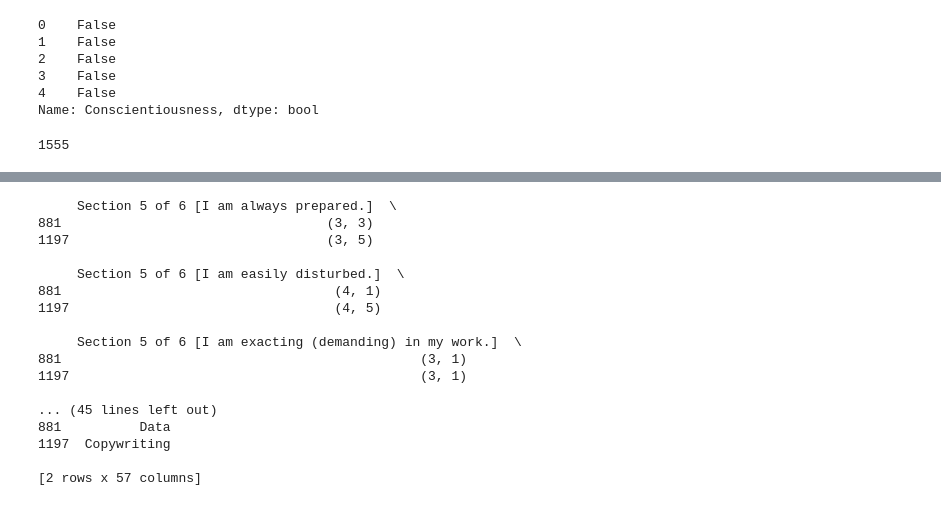
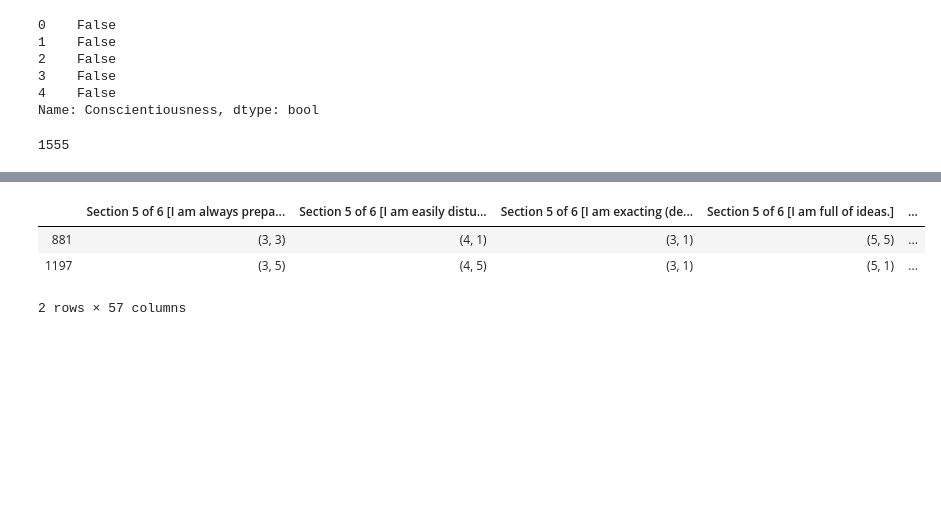
Before and after one commit to LeboSeribe/Data-Wrangling, a Jupyter notebook: Data Wrangling.ipynb, the cells around one changed output, grey strips where cells are left out. Drawn from its saved outputs; the diff is of its cells as text; code cells hidden in the pictures; blank space fills up the shorter version.

```diff
--- a/Data Wrangling.ipynb
+++ b/Data Wrangling.ipynb
@@ -316,22 +296,9 @@ print(merge[merge['Conscientiousness'] < 30])
 # %%
 score = merge[(merge['Conscientiousness']<30) & (merge['Agreeableness']<30) & (merge['Emotional Stability'] <30)]
-# %%
-print(males)
-# %% [output]
-     Section 5 of 6 [I am always prepared.]  \
-881                                  (3, 3)
-1197                                 (3, 5)
-
-     Section 5 of 6 [I am easily disturbed.]  \
-881                                   (4, 1)
-1197                                  (4, 5)
-
-     Section 5 of 6 [I am exacting (demanding) in my work.]  \
-881                                              (3, 1)
-1197                                             (3, 1)
-
-... (45 lines left out)
-881          Data
-1197  Copywriting
-
-[2 rows x 57 columns]
+# %%
+score
+# %% [output]
+|  | Section 5 of 6 [I am always prepa... | Section 5 of 6 [I am easily distu... | Section 5 of 6 [I am exacting (de... | Section 5 of 6 [I am full of ideas.] | ... |
+| 881 | (3, 3) | (4, 1) | (3, 1) | (5, 5) | ... |
+| 1197 | (3, 5) | (4, 5) | (3, 1) | (5, 1) | ... |
+2 rows × 57 columns
```
Also changed, not shown: parts of 4 cells of this notebook.
